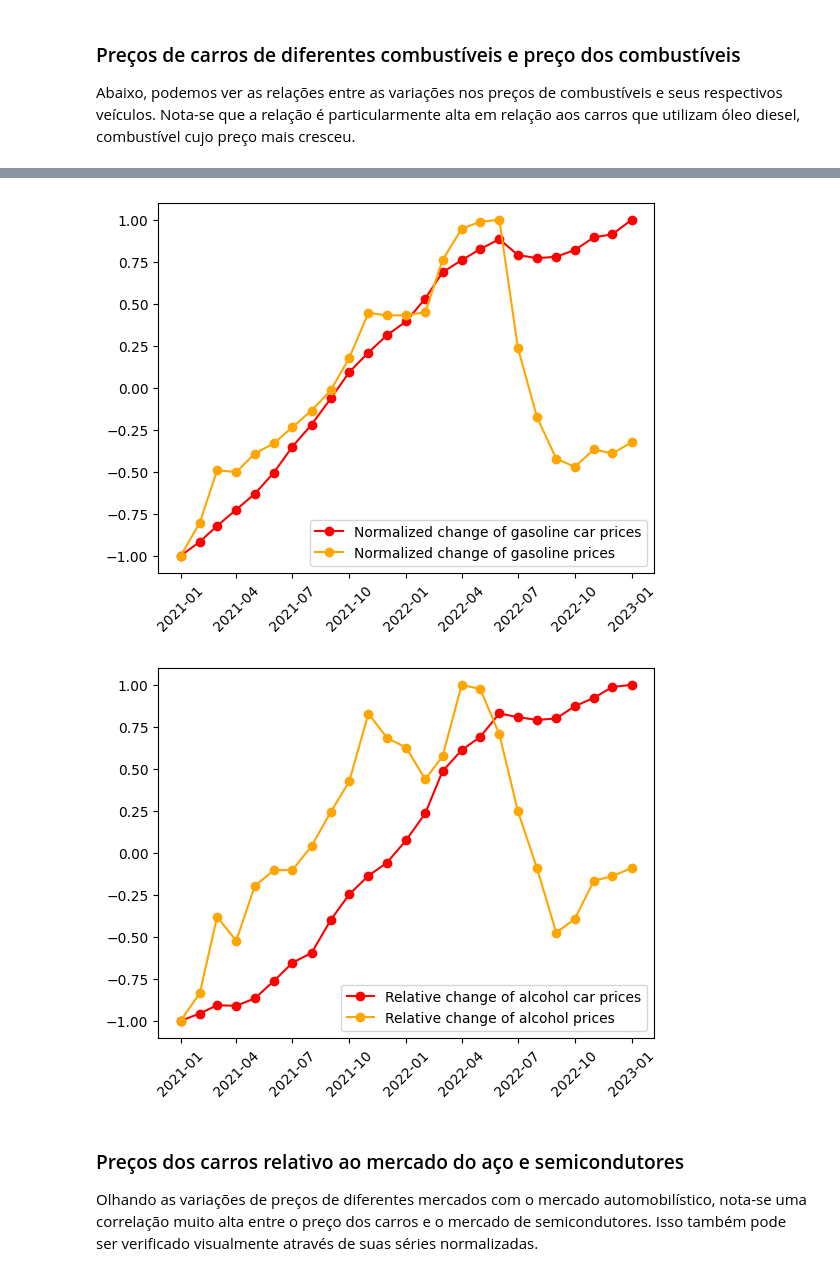
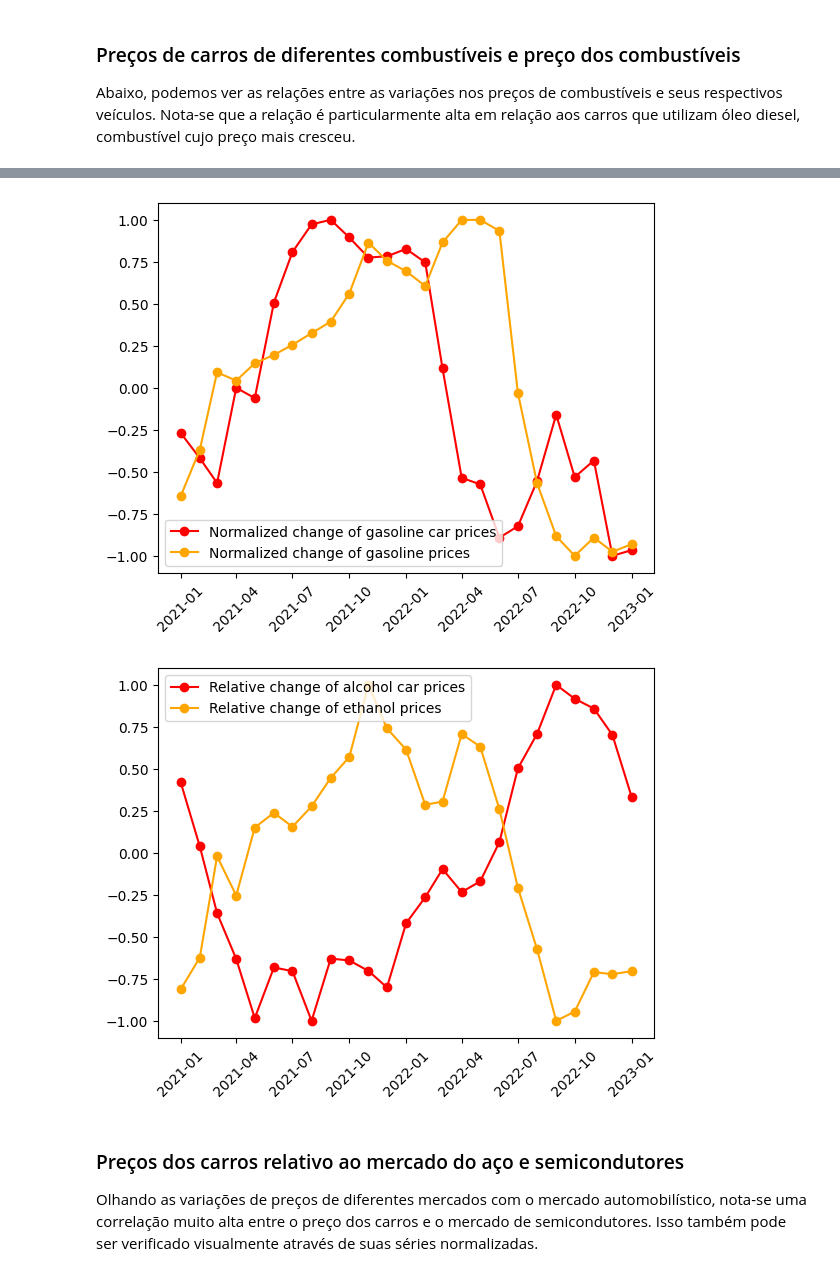
Before and after one commit to joaoqcouto/inf1032-car-prices, a Jupyter notebook: car-prices.ipynb, the cells around one changed output, grey strips where cells are left out. Saved outputs shown, nothing was run; the diff lists cells and outputs as text; code cells hidden in the pictures.

```diff
--- a/car-prices.ipynb
+++ b/car-prices.ipynb
@@ -451,7 +473,8 @@ Name: count, dtype: int64
 # %%
 # corrigindo valores
 df_timeseries = df.copy()
-df_timeseries['avg_price_brl'] = df_timeseries['avg_price_brl']*df_timeseries['ipca_index']
+df_timeseries['avg_price_inflation'] = df_timeseries['avg_price_brl']
+df_timeseries['avg_price_brl'] = df_timeseries['avg_price_brl']/df_timeseries['ipca_index']
 df_timeseries.drop(['ipca_index'], axis=1, inplace=True)
 df_timeseries.head()
 # %% [output]
@@ -465,28 +488,31 @@ df_timeseries.head()
 # agrupando dados por reference_date
 df_timeseries = df_timeseries.groupby('reference_date').agg(
     # preço médio geral dos carros
+    inflated_car_prices=('avg_price_inflation', 'mean'),
+
+    # preço médio geral dos carros
     car_prices=('avg_price_brl', 'mean'),
 
     # preço médio dos carros a gasolina
-    car_prices_gasoline=('avg_price_brl', lambda x: x[df['fuel'] == 'Gasoline'].mean()),
+    car_prices_gasoline=('avg_price_brl', lambda x: x[df_timeseries['fuel'] == 'Gasoline'].mean()),
 
     # preço médio dos carros a diesel
-    car_prices_diesel=('avg_price_brl', lambda x: x[df['fuel'] == 'Diesel'].mean()),
+    car_prices_diesel=('avg_price_brl', lambda x: x[df_timeseries['fuel'] == 'Diesel'].mean()),
 
     # preço médio dos carros a álcool
-    car_prices_alcohol=('avg_price_brl', lambda x: x[df['fuel'] == 'Alcohol'].mean()),
+    car_prices_alcohol=('avg_price_brl', lambda x: x[df_timeseries['fuel'] == 'Alcohol'].mean()),
 
     # preço médio dos carros automáticos
-    car_prices_automatic=('avg_price_brl', lambda x: x[df['gear'] == 'automatic'].mean()),
+    car_prices_automatic=('avg_price_brl', lambda x: x[df_timeseries['gear'] == 'automatic'].mean()),
 
     # preço médio dos carros manuais
-    car_prices_manual=('avg_price_brl', lambda x: x[df['gear'] == 'manual'].mean()),
+    car_prices_manual=('avg_price_brl', lambda x: x[df_timeseries['gear'] == 'manual'].mean()),
 
     # preço médio dos carros 'novos' (ano de lançamento e 2 anteriores)
-    car_prices_new=('avg_price_brl', lambda x: x[df['age_model'] <= 1].mean()),
+    car_prices_new=('avg_price_brl', lambda x: x[df_timeseries['year_model'] >= 2021].mean()),
 
     # preço médio dos carros 'antigos' (10 anos ou mais)
-    car_prices_old=('avg_price_brl', lambda x: x[df['age_model'] >= 10].mean())
+    car_prices_old=('avg_price_brl', lambda x: x[df['year_model'] <= 2010].mean())
 ).reset_index()
 
 # ordenando por reference_date
@@ -638,9 +665,9 @@ combustiveis['reference_date'] = pd.to_datetime(combustiveis['reference_date'],
 
 # ajustando inflação
 combustiveis = pd.merge(combustiveis, inflacao, how='left', on='reference_date')
-combustiveis['alcohol_price'] = combustiveis['alcohol_price']*combustiveis['ipca_index']
-combustiveis['gasoline_price'] = combustiveis['gasoline_price']*combustiveis['ipca_index']
-combustiveis['diesel_price'] = combustiveis['diesel_price']*combustiveis['ipca_index']
+combustiveis['alcohol_price'] = combustiveis['alcohol_price']/combustiveis['ipca_index']
+combustiveis['gasoline_price'] = combustiveis['gasoline_price']/combustiveis['ipca_index']
+combustiveis['diesel_price'] = combustiveis['diesel_price']/combustiveis['ipca_index']
 combustiveis.drop(['ipca_index'], axis=1, inplace=True)
 
 df_timeseries = pd.merge(df_timeseries, combustiveis, how='inner', on='reference_date')
@@ -674,7 +701,7 @@ aco['reference_date'] = pd.to_datetime(aco['reference_date'], format='%d.%m.%Y')
 aco = pd.merge(aco, dolar, how='left', on='reference_date')
 aco = pd.merge(aco, inflacao, how='left', on='reference_date')
 
-aco['steel_price'] = aco['steel_price']*aco['dollar_price']*aco['ipca_index']
+aco['steel_price'] = aco['steel_price']*aco['dollar_price']
 aco.drop(['ipca_index', 'dollar_price'], axis=1, inplace=True)
 
 df_timeseries = pd.merge(df_timeseries, aco, how='inner', on='reference_date')
@@ -856,26 +883,26 @@ plt.xticks(rotation=45)
 plt.draw()
 plt.show()
 # %% [output]
-[figure, old version]
+[figure, new version]
 # %%
 # Clear only the current axes (the data/series)
 plt.gca().cla()
 
 # Plot the new series (car prices for automatic and manual cars)
 plt.plot(df_normalized_ts['reference_date'], df_normalized_ts['car_prices_alcohol'], label='Relative change of alcohol car prices', color='red', marker='o')
-plt.plot(df_normalized_ts['reference_date'], df_normalized_ts['alcohol_price'], label='Relative change of alcohol prices', color='orange', marker='o')
+plt.plot(df_normalized_ts['reference_date'], df_normalized_ts['alcohol_price'], label='Relative change of ethanol prices', color='orange', marker='o')
 
 # Update the legend (since it's associated with the new series)
 plt.legend()
 
 # Rotate x-axis labels for better readability
 plt.xticks(rotation=45)
 
 # Show the updated plot
 plt.draw()
 plt.show()
 # %% [output]
-[figure, old version]
+[figure, new version]
 # %% [markdown]
 ### Preços dos carros relativo ao mercado do aço e semicondutores
 
```
Also changed, not shown: parts of 31 cells of this notebook.
